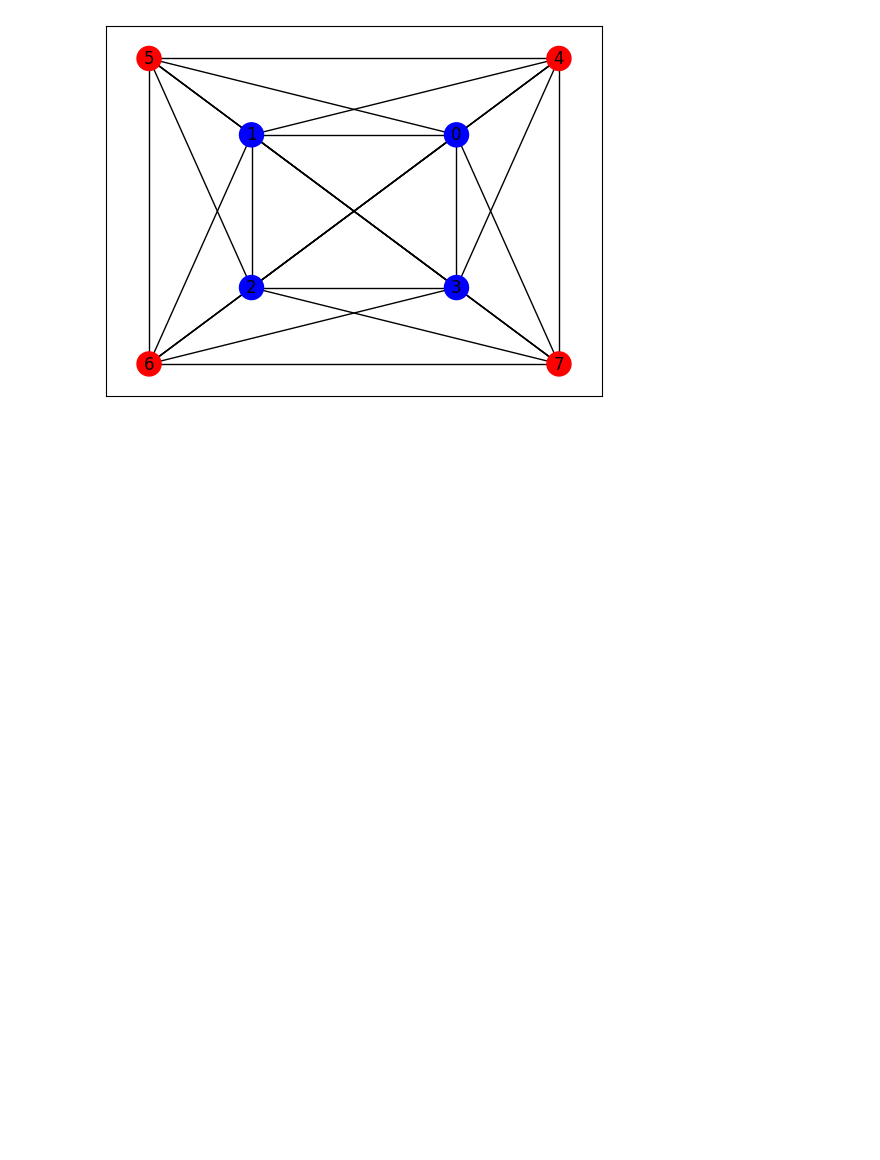
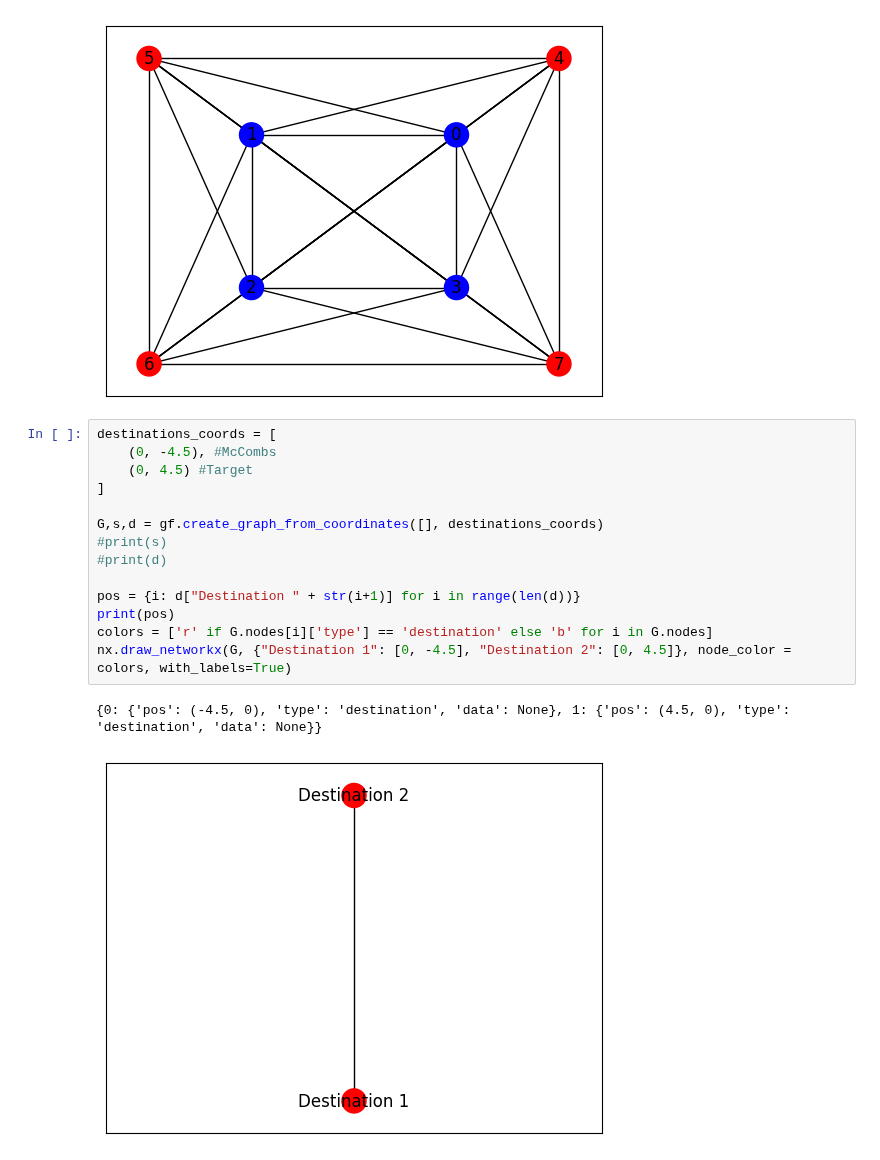
Before and after one commit to devddesai/metrobike, a Jupyter notebook: metrobike.ipynb, the cells around one changed output. Saved outputs shown, nothing was run; the diff lists cells and outputs as text; blank space fills up the shorter version.

```diff
--- a/metrobike.ipynb
+++ b/metrobike.ipynb
@@ -62,6 +62,23 @@ Station 1 has 3 bikes
 Station 2 has 3 bikes
 Station 3 has 3 bikes
 [figure]
+# %%
+destinations_coords = [
+    (0, -4.5), #McCombs
+    (0, 4.5) #Target
+]
+
+G,s,d = gf.create_graph_from_coordinates([], destinations_coords)
+#print(s)
+#print(d)
+
+pos = {i: d["Destination " + str(i+1)] for i in range(len(d))}
+print(pos)
+colors = ['r' if G.nodes[i]['type'] == 'destination' else 'b' for i in G.nodes]
+nx.draw_networkx(G, {"Destination 1": [0, -4.5], "Destination 2": [0, 4.5]}, node_color = colors, with_labels=True)
+# %% [output]
+{0: {'pos': (-4.5, 0), 'type': 'destination', 'data': None}, 1: {'pos': (4.5, 0), 'type': 'destination', 'data': None}}
+[figure, added]
 # %%
 destinations = [i for i in G.nodes if G.nodes[i]['type'] == 'destination']
 
```
Also changed, not shown: parts of 2 cells of this notebook.
